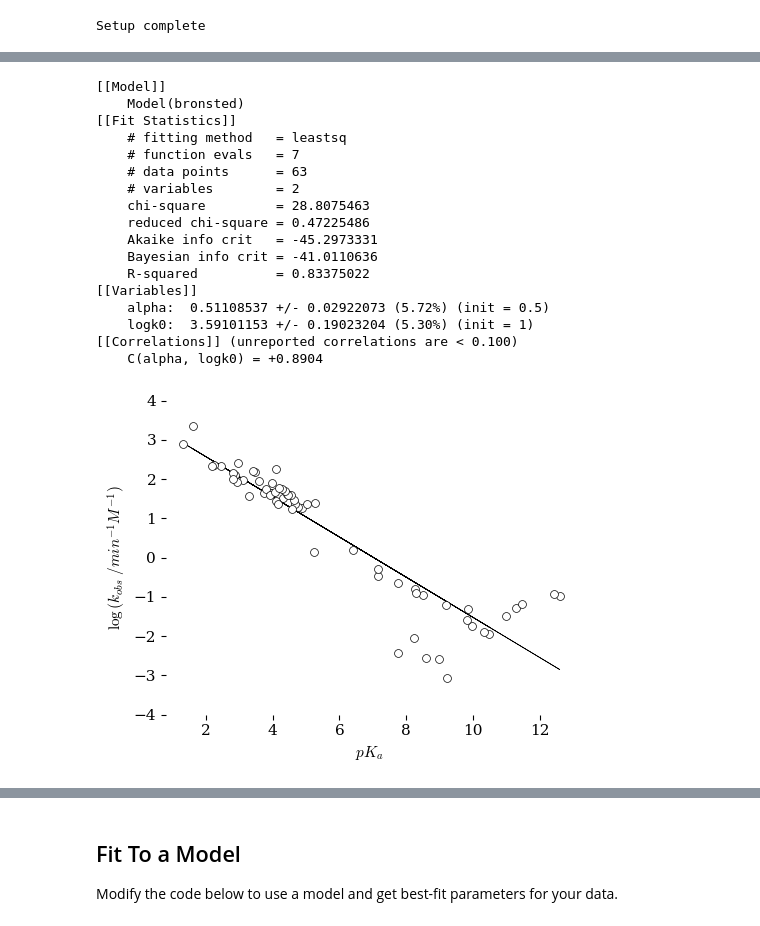
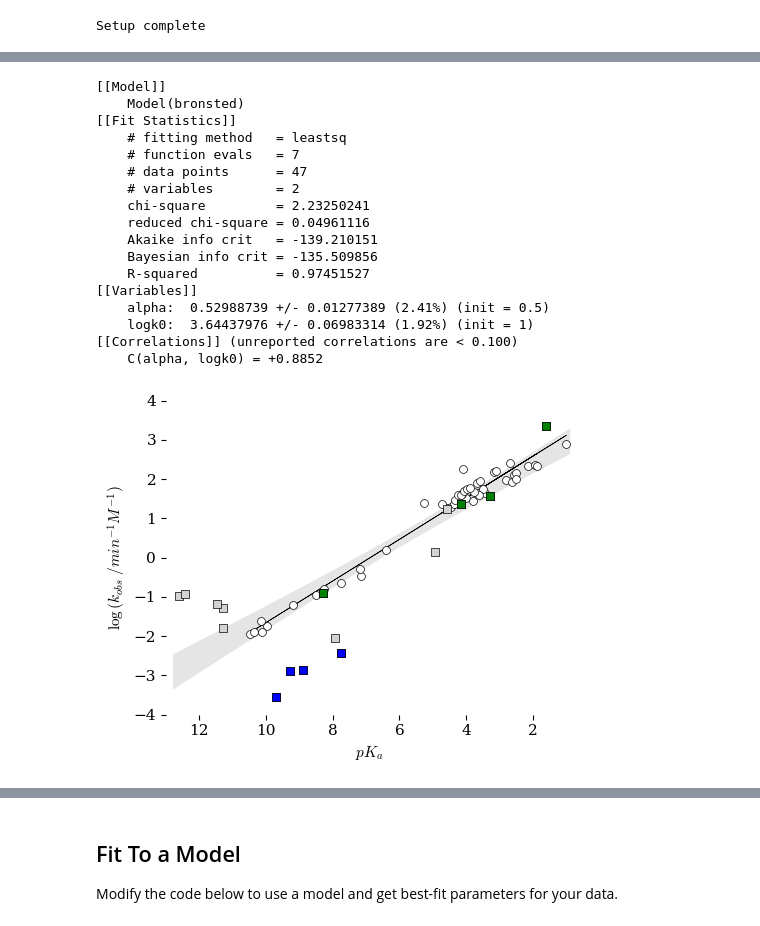
Before and after one commit to blinkletter/Chem4410Webbook, a Jupyter notebook: book/notebooks/A03_Bronsted_Plot/A03_CalcsAndPlots.ipynb, the cells around one changed output, grey strips where cells are left out. Cells and saved outputs as stored; diff of their text form; code cells hidden in the pictures.

```diff
--- a/book/notebooks/A03_Bronsted_Plot/A03_CalcsAndPlots.ipynb
+++ b/book/notebooks/A03_Bronsted_Plot/A03_CalcsAndPlots.ipynb
@@ -244,9 +226,16 @@ df = pd.read_csv(data_file,
  #            index_col="pH",
              comment = "#")
 
-x = -np.log10(df["Ka"])
-#y = np.log10(df["k1 (10-5 hr-1)"] *1E-5)
-y = np.log10(df["k"])
+df["log_k"] = np.log10(df["k"]/df["p"])
+df["pKa"] = -np.log10(df["Ka"]*df["q"]/df["p"])
+
+
+selected_df = df[
+        df["label"].isin(["carb. acid", "mp-benz. acid", "o-benz. acid", "phenol"])
+]
+
+x = selected_df["pKa"]
+y = selected_df["log_k"]
 
 def bronsted(pKa, alpha, logk0):
     """
@@ -264,7 +253,6 @@ pars = mod.make_params(alpha = dict(value = 0.5),
 # use the .fit method on the model object to perform the curve fit
 result = mod.fit(y, pars, pKa=x)
 print(result.fit_report())
-
 
 y_fit = y1 = result.eval(pKa = x)
 
@@ -287,8 +275,7 @@ ax.set(
 #          title = Title,
           ylabel=r"$\log{(k_{obs}\ /min^{-1}M^{-1})}$",
           xlabel=r"$pK_a$ ",
-#          xlim=[np.min(x)-0.2, np.max(x)+0.2],
-          xlim=[0.8, 13],
+          xlim=[13, 0.8],
           ylim=[-4,4]
 #          xticks = [1,3,5,7],
 #          yticks = [0,-1,-2,-3],
@@ -303,7 +290,7 @@ if 1:
            marker = None, color = "black",
            linewidth=0.5, zorder = 3)
 
-if 0:
+if 1:
     ax.fill_between(
         x_fit, ci_lower, ci_upper,
         linewidth = 0,
@@ -311,45 +298,81 @@ if 0:
         edgecolor = "gray",
         alpha=0.20,
         label="95% Confidence Band",
-        zorder = 2,
+        zorder = 0,
         )
 
+################################################
 
+if 1:
+    selected_df = df[
+        ~df["label"].isin(["carb. acid", "mp-benz. acid", "o-benz. acid", "phenol"])
+        ]
+
+    x = selected_df["pKa"]
+    y = selected_df["log_k"]
+
+    ax.scatter(x, y, marker = "s", s = 32,
+                  color = "lightgray", edgecolors = "black",
+                  linewidths=0.5, zorder = 4)
+
+if 1:
+    selected_df = df[
+        df["label"].isin(["alkane"])
+    ]
+
+    x = selected_df["pKa"]
+    y = selected_df["log_k"]
+
+    ax.scatter(x, y, marker = "s", s = 32,
+                  color = "blue", edgecolors = "black",
+                  linewidths=0.5, zorder = 4)
+
+if 1:
+    selected_df = df[
+        df["label"].isin(["other"])
+    ]
+
+    x = selected_df["pKa"]
+    y = selected_df["log_k"]
+
+    ax.scatter(x, y, marker = "s", s = 32,
+                  color = "green", edgecolors = "black",
+                  linewidths=0.5, zorder = 4)
 
 ################################################
 ### Output Plot
 ################################################
 
-name = "plot2"
+name = "plot3"
 
 # Plot as .pdf
 plt.savefig(f"plots/{name}.pdf")
 
 ### Set face of plot to transparent
 ax.patch.set_facecolor([0, 0, 0, 0])
 
 # Plot as .png with transparent background
 plt.savefig(f"plots/{name}.png", dpi=600,
             facecolor = [0, 0, 0, 0],
         )
 # display plot in notebook
 plt.show()
 # %% [output]
 [[Model]]
     Model(bronsted)
 [[Fit Statistics]]
     # fitting method   = leastsq
     # function evals   = 7
-    # data points      = 63
+    # data points      = 47
     # variables        = 2
-    chi-square         = 28.8075463
-    reduced chi-square = 0.47225486
-    Akaike info crit   = -45.2973331
-    Bayesian info crit = -41.0110636
-    R-squared          = 0.83375022
+    chi-square         = 2.23250241
+    reduced chi-square = 0.04961116
+    Akaike info crit   = -139.210151
+    Bayesian info crit = -135.509856
+    R-squared          = 0.97451527
 [[Variables]]
-    alpha:  0.51108537 +/- 0.02922073 (5.72%) (init = 0.5)
-    logk0:  3.59101153 +/- 0.19023204 (5.30%) (init = 1)
+    alpha:  0.52988739 +/- 0.01277389 (2.41%) (init = 0.5)
+    logk0:  3.64437976 +/- 0.06983314 (1.92%) (init = 1)
 [[Correlations]] (unreported correlations are < 0.100)
-    C(alpha, logk0) = +0.8904
+    C(alpha, logk0) = +0.8852
-[figure, old version]
+[figure, new version]
```
Also changed, not shown: parts of 18 cells of this notebook, 8 other files.
